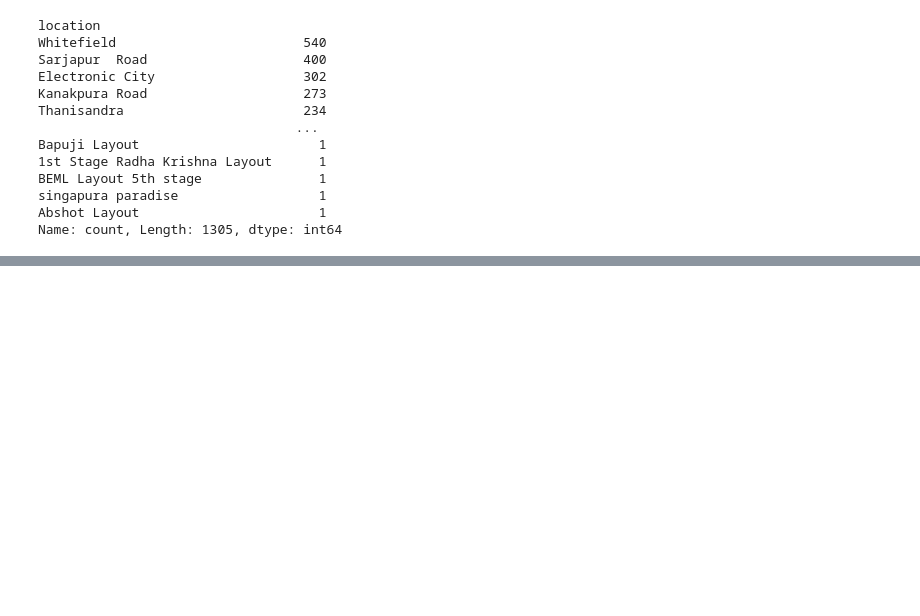
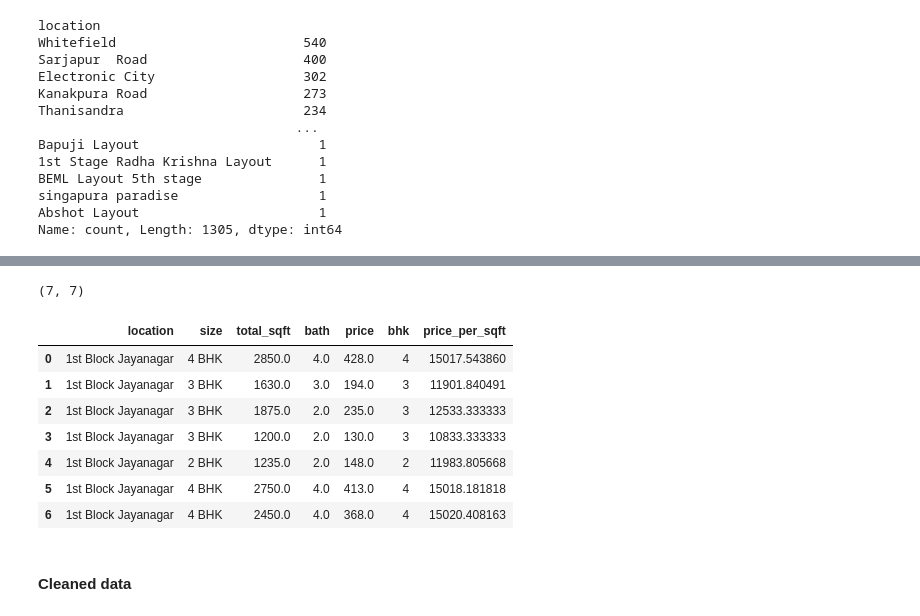
Before and after one commit to Mandar-123-code/Data-Science-Project, a Jupyter notebook: Banglore.ipynb, the cells around one changed output, grey strips where cells are left out. Drawn from its saved outputs; the diff is of its cells as text; code cells hidden in the pictures; blank space fills up the shorter version.

Commit message:
cleaned data started

```diff
--- a/Banglore.ipynb
+++ b/Banglore.ipynb
@@ -220,0 +314,15 @@ Name: count, Length: 1305, dtype: int64
+# %%
+def remove_outliers_sqft(df):
+    df_output = pd.DataFrame()
+    for key ,subdf in df.groupby('location'):
+        m = np.mean(subdf.price_per_sqft)
+
+        st = np.std(subdf.price_per_sqft)
+
+        gen_df = subdf[(subdf.price_per_sqft > (m-st)) & (subdf.price_per_sqft <= (m+st))]
+        df_output = pd.concat([df_output,gen_df],ignore_index=True)
+
+        return df_output
+# %%
+data = remove_outliers_sqft(data)
+data.describe()
@@ -220,0 +339,16 @@ Name: count, Length: 1305, dtype: int64
+# %%
+def bhk_outlier_remover(df):
+    exclude_indices = np.array([])
+    for location,location_df in df.groupby('location'):
+        bhk_stats = {}
+        for bhk,bhk_df in location_df.groupby('bhk'):
+            bhk_stats[bhk] = {
+                'mean': np.mean(bhk_df.price_per_sqft),
+                'std': np.std(bhk_df.price_per_sqft),
+                'count': bhk_df.shape[0]
+            }
+        for bhk,bhk_df in location_df.groupby('bhk'):
+            stats = bhk_stats.get(bhk-1)
+            if stats and stats['count']>5:
+                exclude_indices = np.append(exclude_indices,bhk_df[bhk_df.price_per_sqft<(stats['mean'])].index.values)
+    return df.drop(exclude_indices,axis='index')
@@ -220,0 +365,3 @@ Name: count, Length: 1305, dtype: int64
+# %%
+data = bhk_outlier_remover(data)
+data.describe()
@@ -220,0 +378,15 @@ Name: count, Length: 1305, dtype: int64
+# %%
+data.shape
+# %% [output]
+(7, 7)
+# %%
+data
+# %% [output]
+|  | location | size | total_sqft | bath | price | bhk | price_per_sqft |
+| 0 | 1st Block Jayanagar | 4 BHK | 2850.0 | 4.0 | 428.0 | 4 | 15017.543860 |
+| 1 | 1st Block Jayanagar | 3 BHK | 1630.0 | 3.0 | 194.0 | 3 | 11901.840491 |
+| 2 | 1st Block Jayanagar | 3 BHK | 1875.0 | 2.0 | 235.0 | 3 | 12533.333333 |
+| 3 | 1st Block Jayanagar | 3 BHK | 1200.0 | 2.0 | 130.0 | 3 | 10833.333333 |
+| 4 | 1st Block Jayanagar | 2 BHK | 1235.0 | 2.0 | 148.0 | 2 | 11983.805668 |
+| 5 | 1st Block Jayanagar | 4 BHK | 2750.0 | 4.0 | 413.0 | 4 | 15018.181818 |
+| 6 | 1st Block Jayanagar | 4 BHK | 2450.0 | 4.0 | 368.0 | 4 | 15020.408163 |
@@ -220,0 +395,2 @@ Name: count, Length: 1305, dtype: int64
+# %% [markdown]
+#### Cleaned data
```
Also changed, not shown: parts of 14 cells of this notebook.
